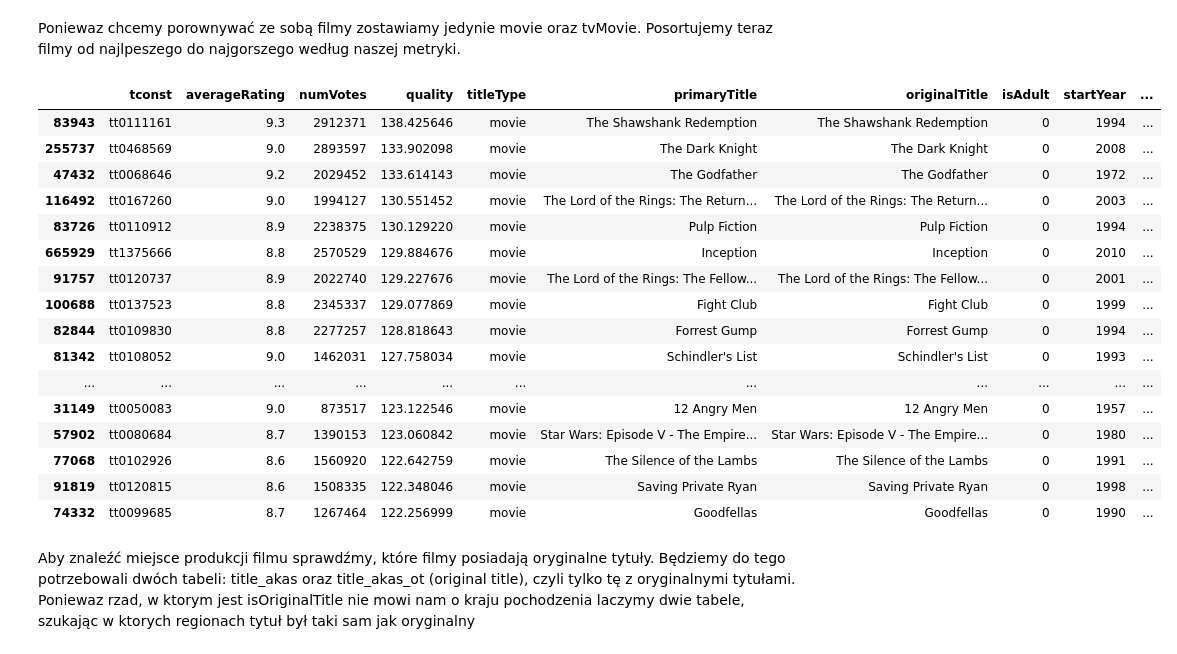
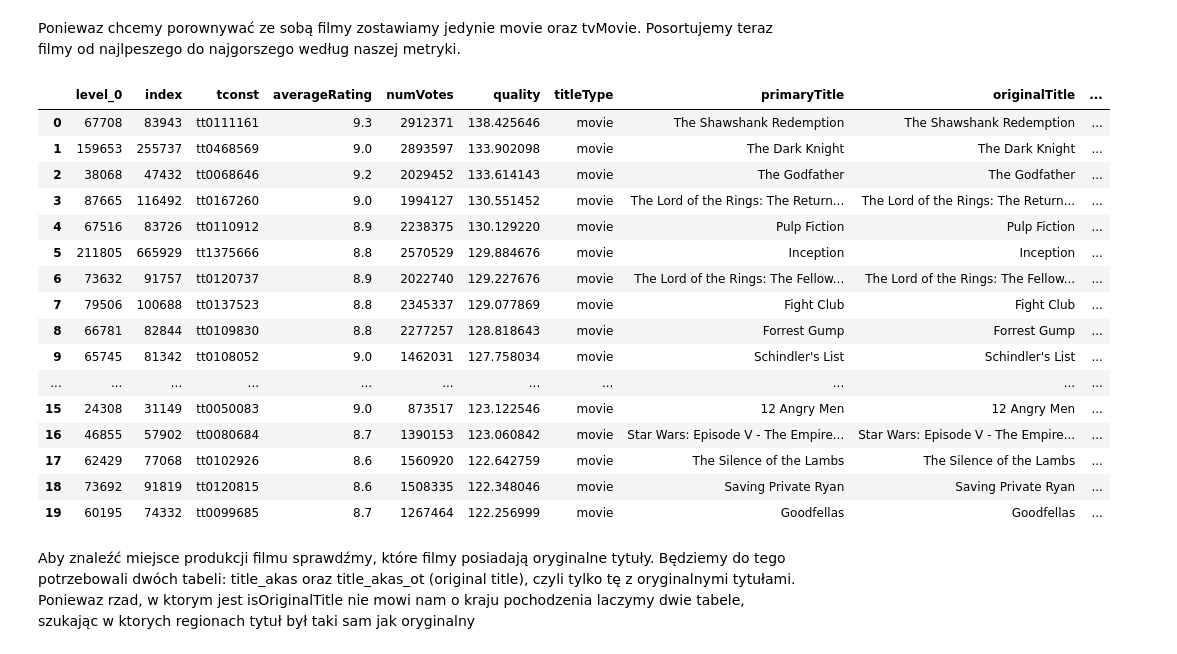
Before and after one commit to marsocha/NYPD_Marcin_Socha, a Jupyter notebook: 25_08.ipynb, the cells around one changed output. Drawn from its saved outputs; the diff is of its cells as text; code cells hidden in the pictures.

```diff
--- a/25_08.ipynb
+++ b/25_08.ipynb
@@ -114,25 +114,25 @@ array(['short', 'movie', 'tvShort', 'tvMovie', 'tvSeries', 'tvEpisode',
 Poniewaz chcemy porownywać ze sobą filmy zostawiamy jedynie movie oraz tvMovie. Posortujemy teraz filmy od najlpeszego do najgorszego według naszej metryki.
 # %%
 title_r_p = title_r_p[title_r_p['titleType'].isin(['movie', 'tvMovie'])]
-title_r_p.sort_values('quality', ascending=False).head(20)
+title_r_p.sort_values('quality', ascending=False).reset_index().head(20)
 # %% [output]
-|  | tconst | averageRating | numVotes | quality | titleType | primaryTitle | originalTitle | isAdult | startYear | ... |
-| 83943 | tt0111161 | 9.3 | 2912371 | 138.425646 | movie | The Shawshank Redemption | The Shawshank Redemption | 0 | 1994 | ... |
-| 255737 | tt0468569 | 9.0 | 2893597 | 133.902098 | movie | The Dark Knight | The Dark Knight | 0 | 2008 | ... |
-| 47432 | tt0068646 | 9.2 | 2029452 | 133.614143 | movie | The Godfather | The Godfather | 0 | 1972 | ... |
-| 116492 | tt0167260 | 9.0 | 1994127 | 130.551452 | movie | The Lord of the Rings: The Return... | The Lord of the Rings: The Return... | 0 | 2003 | ... |
-| 83726 | tt0110912 | 8.9 | 2238375 | 130.129220 | movie | Pulp Fiction | Pulp Fiction | 0 | 1994 | ... |
-| 665929 | tt1375666 | 8.8 | 2570529 | 129.884676 | movie | Inception | Inception | 0 | 2010 | ... |
-| 91757 | tt0120737 | 8.9 | 2022740 | 129.227676 | movie | The Lord of the Rings: The Fellow... | The Lord of the Rings: The Fellow... | 0 | 2001 | ... |
-| 100688 | tt0137523 | 8.8 | 2345337 | 129.077869 | movie | Fight Club | Fight Club | 0 | 1999 | ... |
-| 82844 | tt0109830 | 8.8 | 2277257 | 128.818643 | movie | Forrest Gump | Forrest Gump | 0 | 1994 | ... |
-| 81342 | tt0108052 | 9.0 | 1462031 | 127.758034 | movie | Schindler's List | Schindler's List | 0 | 1993 | ... |
+|  | level_0 | index | tconst | averageRating | numVotes | quality | titleType | primaryTitle | originalTitle | ... |
+| 0 | 67708 | 83943 | tt0111161 | 9.3 | 2912371 | 138.425646 | movie | The Shawshank Redemption | The Shawshank Redemption | ... |
+| 1 | 159653 | 255737 | tt0468569 | 9.0 | 2893597 | 133.902098 | movie | The Dark Knight | The Dark Knight | ... |
+| 2 | 38068 | 47432 | tt0068646 | 9.2 | 2029452 | 133.614143 | movie | The Godfather | The Godfather | ... |
+| 3 | 87665 | 116492 | tt0167260 | 9.0 | 1994127 | 130.551452 | movie | The Lord of the Rings: The Return... | The Lord of the Rings: The Return... | ... |
+| 4 | 67516 | 83726 | tt0110912 | 8.9 | 2238375 | 130.129220 | movie | Pulp Fiction | Pulp Fiction | ... |
+| 5 | 211805 | 665929 | tt1375666 | 8.8 | 2570529 | 129.884676 | movie | Inception | Inception | ... |
+| 6 | 73632 | 91757 | tt0120737 | 8.9 | 2022740 | 129.227676 | movie | The Lord of the Rings: The Fellow... | The Lord of the Rings: The Fellow... | ... |
+| 7 | 79506 | 100688 | tt0137523 | 8.8 | 2345337 | 129.077869 | movie | Fight Club | Fight Club | ... |
+| 8 | 66781 | 82844 | tt0109830 | 8.8 | 2277257 | 128.818643 | movie | Forrest Gump | Forrest Gump | ... |
+| 9 | 65745 | 81342 | tt0108052 | 9.0 | 1462031 | 127.758034 | movie | Schindler's List | Schindler's List | ... |
 | ... | ... | ... | ... | ... | ... | ... | ... | ... | ... | ... |
-| 31149 | tt0050083 | 9.0 | 873517 | 123.122546 | movie | 12 Angry Men | 12 Angry Men | 0 | 1957 | ... |
-| 57902 | tt0080684 | 8.7 | 1390153 | 123.060842 | movie | Star Wars: Episode V - The Empire... | Star Wars: Episode V - The Empire... | 0 | 1980 | ... |
-| 77068 | tt0102926 | 8.6 | 1560920 | 122.642759 | movie | The Silence of the Lambs | The Silence of the Lambs | 0 | 1991 | ... |
-| 91819 | tt0120815 | 8.6 | 1508335 | 122.348046 | movie | Saving Private Ryan | Saving Private Ryan | 0 | 1998 | ... |
-| 74332 | tt0099685 | 8.7 | 1267464 | 122.256999 | movie | Goodfellas | Goodfellas | 0 | 1990 | ... |
+| 15 | 24308 | 31149 | tt0050083 | 9.0 | 873517 | 123.122546 | movie | 12 Angry Men | 12 Angry Men | ... |
+| 16 | 46855 | 57902 | tt0080684 | 8.7 | 1390153 | 123.060842 | movie | Star Wars: Episode V - The Empire... | Star Wars: Episode V - The Empire... | ... |
+| 17 | 62429 | 77068 | tt0102926 | 8.6 | 1560920 | 122.642759 | movie | The Silence of the Lambs | The Silence of the Lambs | ... |
+| 18 | 73692 | 91819 | tt0120815 | 8.6 | 1508335 | 122.348046 | movie | Saving Private Ryan | Saving Private Ryan | ... |
+| 19 | 60195 | 74332 | tt0099685 | 8.7 | 1267464 | 122.256999 | movie | Goodfellas | Goodfellas | ... |
 # %% [markdown]
 Aby znaleźć miejsce produkcji filmu sprawdźmy, które filmy posiadają oryginalne tytuły.
 Będziemy do tego potrzebowali dwóch tabeli: title_akas oraz title_akas_ot (original title), czyli tylko tę z oryginalnymi tytułami.
```
Also changed, not shown: parts of 20 cells of this notebook.
